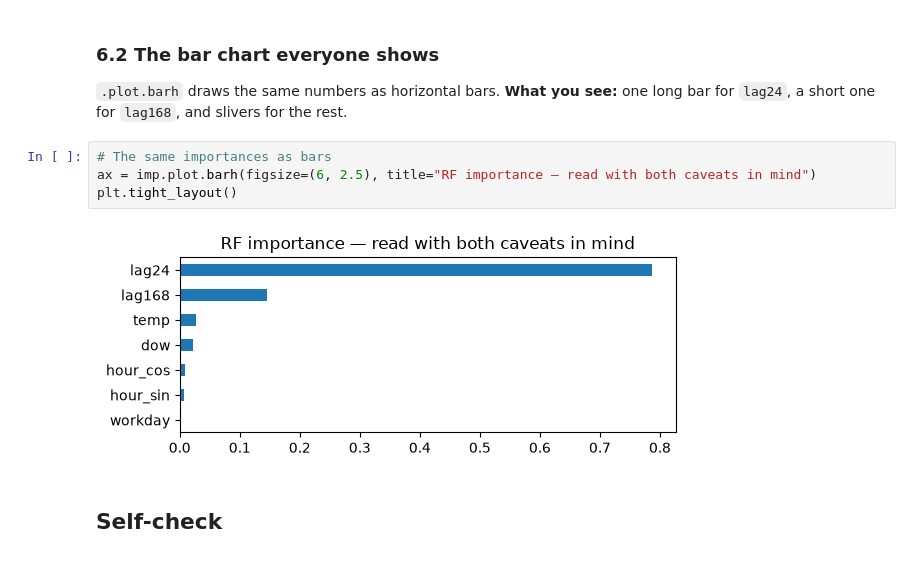
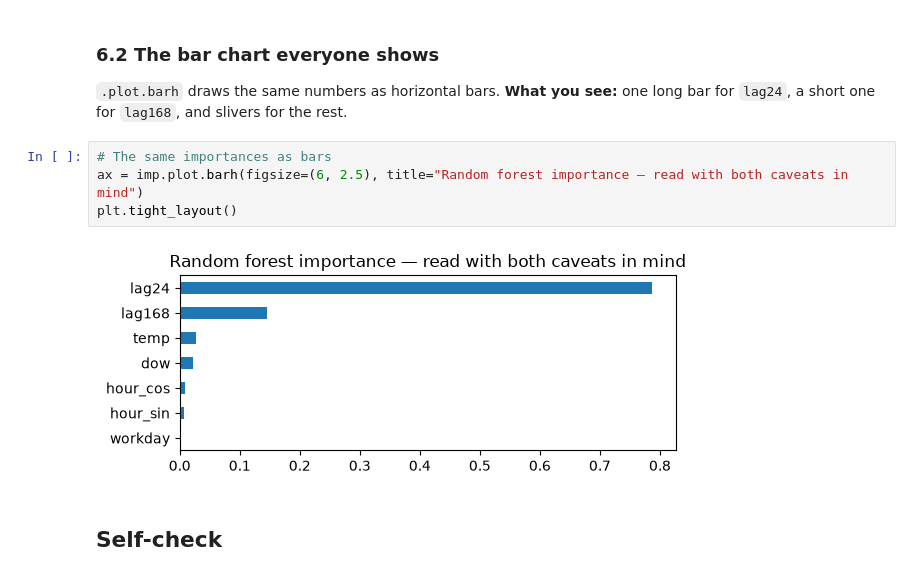
Before and after one commit to KTH-EG2140/course-material, a Jupyter notebook: notebooks/LC11_trees_boosting.ipynb, the cells around one changed output. Saved outputs shown, nothing was run; the diff lists cells and outputs as text.

```diff
--- a/notebooks/LC11_trees_boosting.ipynb
+++ b/notebooks/LC11_trees_boosting.ipynb
@@ -463,10 +464,10 @@ lag24       0.787
 `.plot.barh` draws the same numbers as horizontal bars. **What you see:** one long bar for `lag24`, a short one for `lag168`, and slivers for the rest.
 # %%
 # The same importances as bars
-ax = imp.plot.barh(figsize=(6, 2.5), title="RF importance — read with both caveats in mind")
+ax = imp.plot.barh(figsize=(6, 2.5), title="Random forest importance — read with both caveats in mind")
 plt.tight_layout()
 # %% [output]
-[figure, old version]
+[figure, new version]
 # %% [markdown]
 ## Self-check
 # %% [markdown]
```
Also changed, not shown: parts of 9 cells of this notebook.
